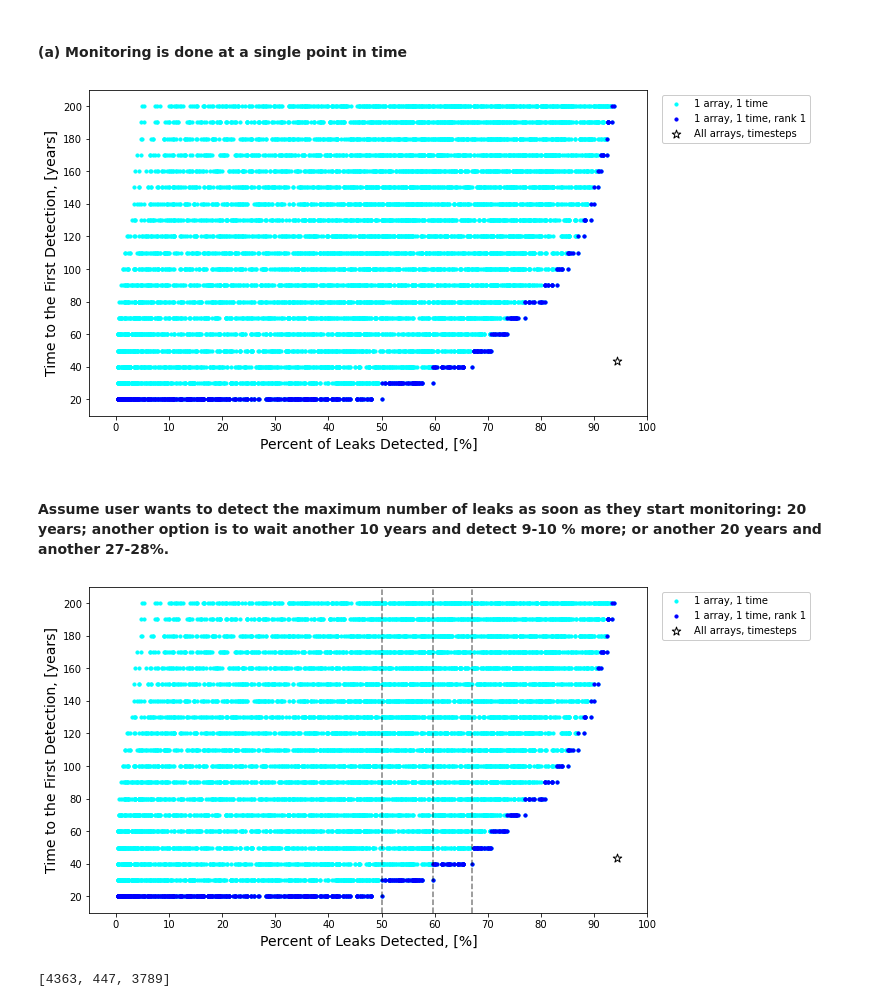
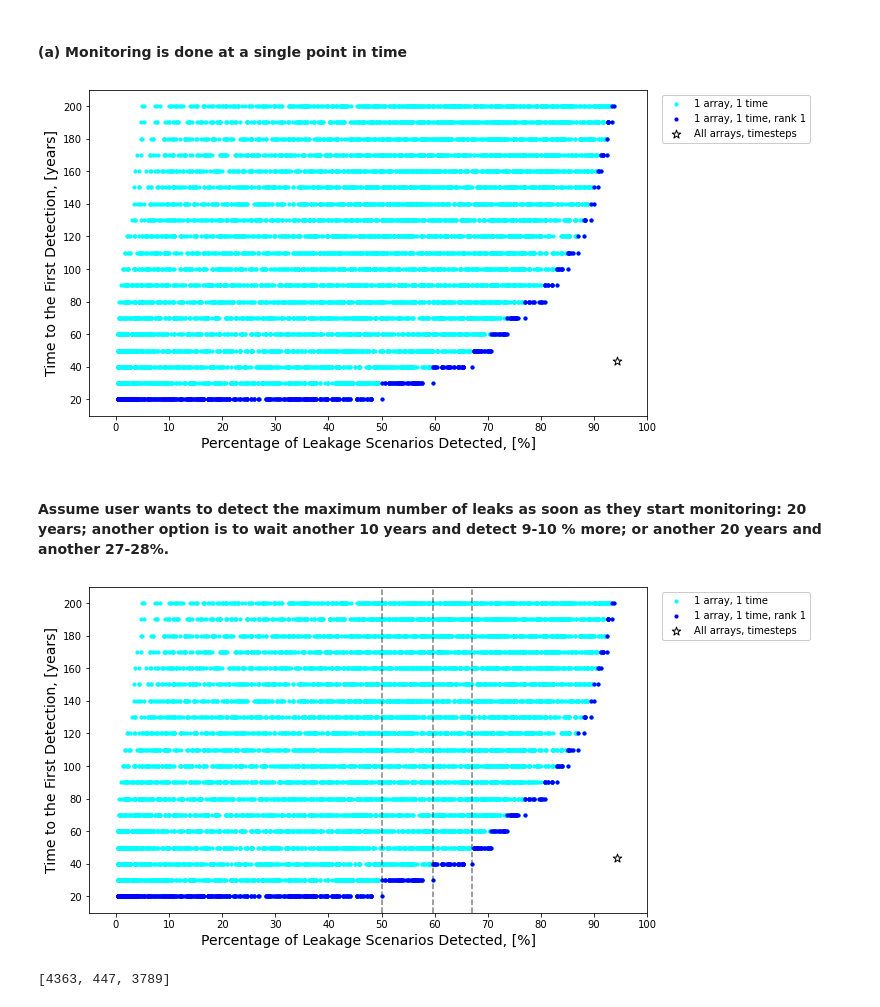
Before and after one commit to ShaparakSalek/RAMP, a Jupyter notebook: examples/notebooks/demos/demo_notebook_use_case1.ipynb, the cells around one changed output. Cells and saved outputs as stored; diff of their text form; code cells hidden in the pictures.

```diff
--- a/examples/notebooks/demos/demo_notebook_use_case1.ipynb
+++ b/examples/notebooks/demos/demo_notebook_use_case1.ipynb
@@ -521,22 +521,22 @@ r1 = pareto(x1, y1)
 # %%
 yticks_labels = np.linspace(20, 200, num=10, dtype=int)
 fig = plt.figure(figsize=(10, 6))
 ax = fig.add_subplot(111)
 ax.scatter(100*x1/num_scenarios, 10*(y1+1), s=10, c='cyan', label='1 array, 1 time')
 ax.scatter(100*x1[r1==1]/num_scenarios, 10*(y1[r1==1]+1), s=10, c='blue', label='1 array, 1 time, rank 1')
 ax.scatter(100*num_scen_det_best/num_scenarios, 10*np.mean(ttd_best[ttd_best!=np.inf]), s=80, marker='*', ec='black',
             fc='white', zorder=5, label='All arrays, timesteps')
 ax.set_xlim((-5, 100))
 ax.set_ylim((10, 210))
 xlim = ax.get_xlim()
 ylim = ax.get_ylim()
 ax.set_yticks(yticks_labels)
 ax.set_xticks(np.linspace(0, 100, 11))
-ax.set_xlabel('Percent of Leaks Detected, [%]', fontsize=14)
+ax.set_xlabel('Percentage of Leakage Scenarios Detected, [%]', fontsize=14)
 ax.set_ylabel('Time to the First Detection, [years]', fontsize=14)
 ax.legend(framealpha=1.0, loc='upper right', bbox_to_anchor=(1.3, 1));
 # %% [output]
-[figure, old version]
+[figure, new version]
 # %% [markdown]
 #### Assume user wants to detect the maximum number of leaks as soon as they start monitoring: 20 years; another option is to wait another 10 years and detect 9-10 % more; or another 20 years and another 27-28%.
 # %%
@@ -554,11 +554,11 @@ ax.set_xlim(xlim)
 ax.set_ylim(ylim)
 ax.set_yticks(yticks_labels)
 ax.set_xticks(np.linspace(0, 100, 11))
-ax.set_xlabel('Percent of Leaks Detected, [%]', fontsize=14)
+ax.set_xlabel('Percentage of Leakage Scenarios Detected, [%]', fontsize=14)
 ax.set_ylabel('Time to the First Detection, [years]', fontsize=14)
 ax.legend(framealpha=1.0, loc='upper right', bbox_to_anchor=(1.3, 1));
 # %% [output]
-[figure, old version]
+[figure, new version]
 # %%
 # Find indices of chosen plans consisting of one array and one time point
 best_arrays_indices = []
```
Also changed, not shown: parts of 26 cells of this notebook.
